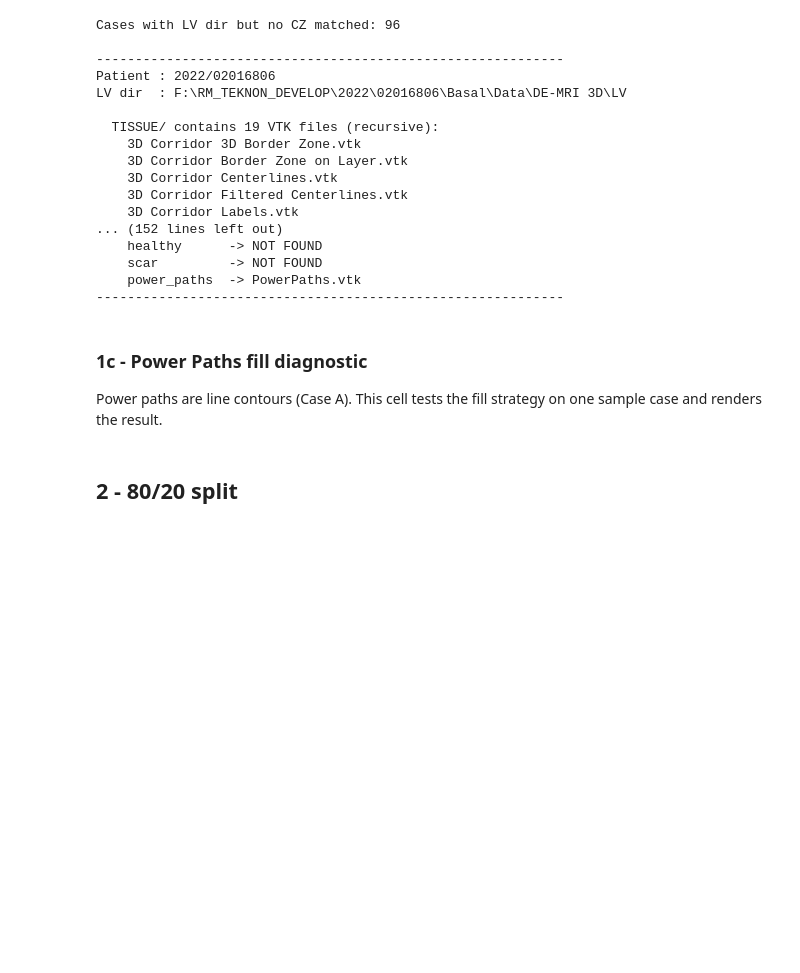
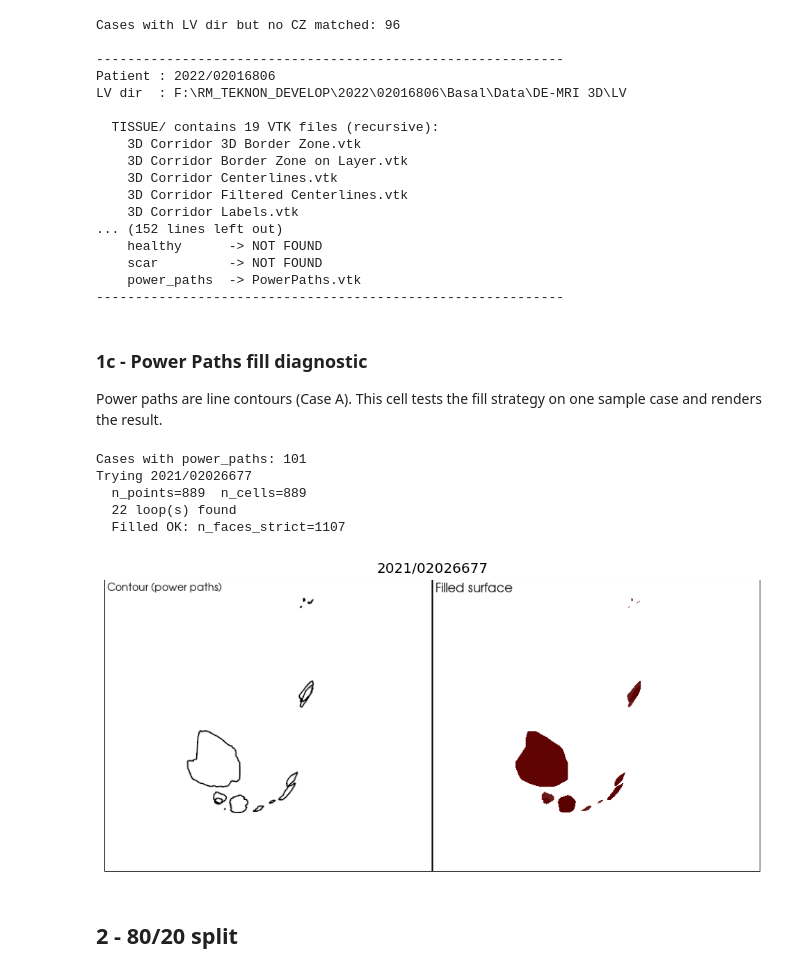
Before and after one commit to jcompanys/scar_tissue_that_I_wish_you_saw, a Jupyter notebook: lv-scar-segmentation/notebooks/01_scar_exploration.ipynb, the cells around one changed output. Drawn from its saved outputs; the diff is of its cells as text; code cells hidden in the pictures; blank space fills up the shorter version.

Commit message:
Update 1c notebook output after fill_power_paths verification
Co-Authored-By: Claude Sonnet 4.6 <noreply@anthropic.com>

```diff
--- a/lv-scar-segmentation/notebooks/01_scar_exploration.ipynb
+++ b/lv-scar-segmentation/notebooks/01_scar_exploration.ipynb
@@ -167,40 +167,46 @@ print(f"Cases with power_paths: {len(pp_cases)}")
 
 test_case = pp_mesh = filled = None
 for case in pp_cases[:5]:
-    print(f"
-Trying {case.year}/{case.patient_id}")
+    print(f"Trying {case.year}/{case.patient_id}")
     m = pv.read(str(case.tissue_surfaces["power_paths"]))
     print(f"  n_points={m.n_points}  n_cells={m.n_cells}")
     f = fill_power_paths(m)
     if f is not None:
         print(f"  Filled OK: n_faces_strict={f.n_faces_strict}")
         test_case, pp_mesh, filled = case, m, f
         break
     print("  Fill failed")
 
 if filled is not None:
     pl = pv.Plotter(shape=(1, 2), off_screen=True, window_size=(900, 400))
     pl.subplot(0, 0)
     pl.add_text("Contour (power paths)", font_size=8)
     pl.add_mesh(pp_mesh, color="black", line_width=2, render_lines_as_tubes=True)
     pl.set_background("white")
     pl.reset_camera()
     pl.subplot(0, 1)
     pl.add_text("Filled surface", font_size=8)
     pl.add_mesh(filled, color="red", opacity=0.9)
     pl.set_background("white")
     pl.reset_camera()
     img = pl.screenshot(None, return_img=True)
     pl.close()
     import matplotlib.pyplot as plt
     fig, ax = plt.subplots(figsize=(9, 4))
     ax.imshow(img)
     ax.axis("off")
     ax.set_title(f"{test_case.year}/{test_case.patient_id}")
     plt.tight_layout()
     plt.show()
 else:
     print("All 5 cases failed.")
+# %% [output]
+Cases with power_paths: 101
+Trying 2021/02026677
+  n_points=889  n_cells=889
+  22 loop(s) found
+  Filled OK: n_faces_strict=1107
+[figure, added]
 # %% [markdown]
 ## 2 - 80/20 split
 # %%
```
Also changed, not shown: parts of 1 cell of this notebook.
